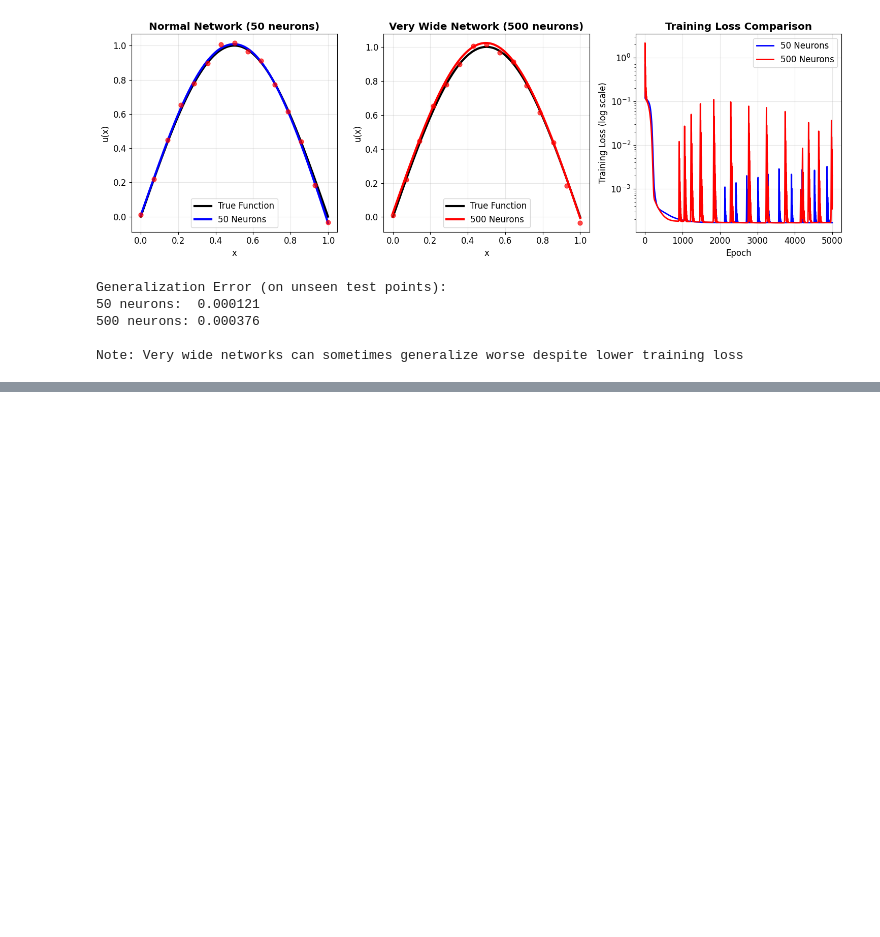
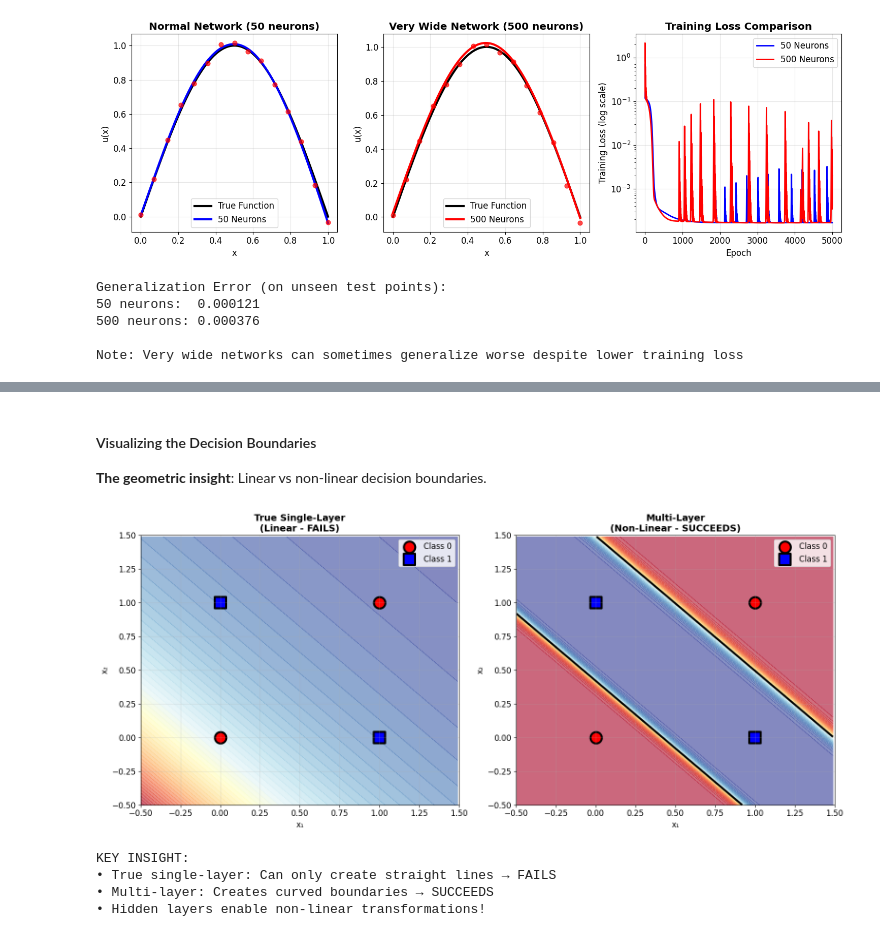
Before and after one commit to kks32-courses/ut-portugal-sciml, a Jupyter notebook: docs/00-mlp/mlp.ipynb, the cells around one changed output, grey strips where cells are left out. Cells and saved outputs as stored; diff of their text form; code cells hidden in the pictures; blank space fills up the shorter version.

```diff
--- a/docs/00-mlp/code.ipynb
+++ b/docs/00-mlp/mlp.ipynb
@@ -914,0 +1169,59 @@ Note: Very wide networks can sometimes generalize worse despite lower training l
+# %% [markdown]
+#### Visualizing the Decision Boundaries
+
+**The geometric insight**: Linear vs non-linear decision boundaries.
+# %%
+# Create decision boundary visualization
+def plot_decision_boundary(model, title, ax):
+    h = 0.01
+    x_min, x_max = -0.5, 1.5
+    y_min, y_max = -0.5, 1.5
+    xx, yy = np.meshgrid(np.arange(x_min, x_max, h),
+                        np.arange(y_min, y_max, h))
+
+    grid_points = torch.tensor(np.c_[xx.ravel(), yy.ravel()], dtype=torch.float32)
+    with torch.no_grad():
+        Z = model(grid_points).numpy()
+    Z = Z.reshape(xx.shape)
+
+    # Create contour plot
+    contour = ax.contourf(xx, yy, Z, levels=50, alpha=0.6, cmap='RdYlBu')
+    ax.contour(xx, yy, Z, levels=[0.5], colors='black', linewidths=3)
+
+    # Plot XOR points
+    colors = ['red', 'blue']
+    markers = ['o', 's']
+    for i in range(2):
+        mask = y_xor.flatten() == i
+        ax.scatter(X_xor[mask, 0], X_xor[mask, 1],
+                  c=colors[i], s=300, alpha=1.0,
+                  edgecolors='black', linewidth=3,
+                  marker=markers[i], label=f'Class {i}')
+
+    ax.set_xlim(x_min, x_max)
+    ax.set_ylim(y_min, y_max)
+    ax.set_title(title, fontweight='bold', fontsize=14)
+    ax.set_xlabel('x₁')
+    ax.set_ylabel('x₂')
+    ax.legend()
+    ax.grid(True, alpha=0.3)
+
+# Create comparison plot
+fig, (ax1, ax2) = plt.subplots(1, 2, figsize=(16, 7))
+
+plot_decision_boundary(true_single, 'True Single-Layer\n(Linear - FAILS)', ax1)
+plot_decision_boundary(multi_layer, 'Multi-Layer\n(Non-Linear - SUCCEEDS)', ax2)
+
+plt.tight_layout()
+plt.show()
+
+print("KEY INSIGHT:")
+print("• True single-layer: Can only create straight lines → FAILS")
+print("• Multi-layer: Creates curved boundaries → SUCCEEDS")
+print("• Hidden layers enable non-linear transformations!")
+# %% [output]
+[figure, added]
+KEY INSIGHT:
+• True single-layer: Can only create straight lines → FAILS
+• Multi-layer: Creates curved boundaries → SUCCEEDS
+• Hidden layers enable non-linear transformations!
```
Also changed, not shown: parts of 16 cells of this notebook, 12 other files.
